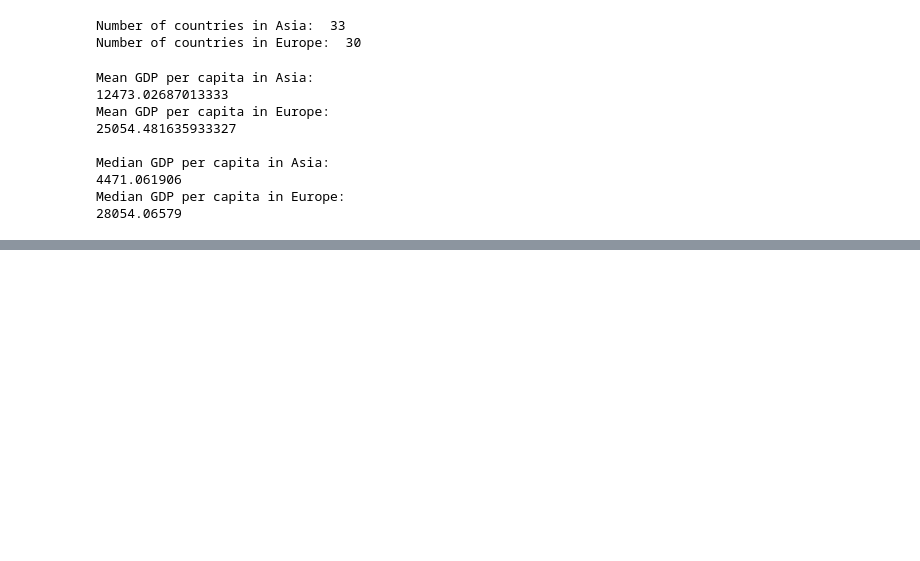
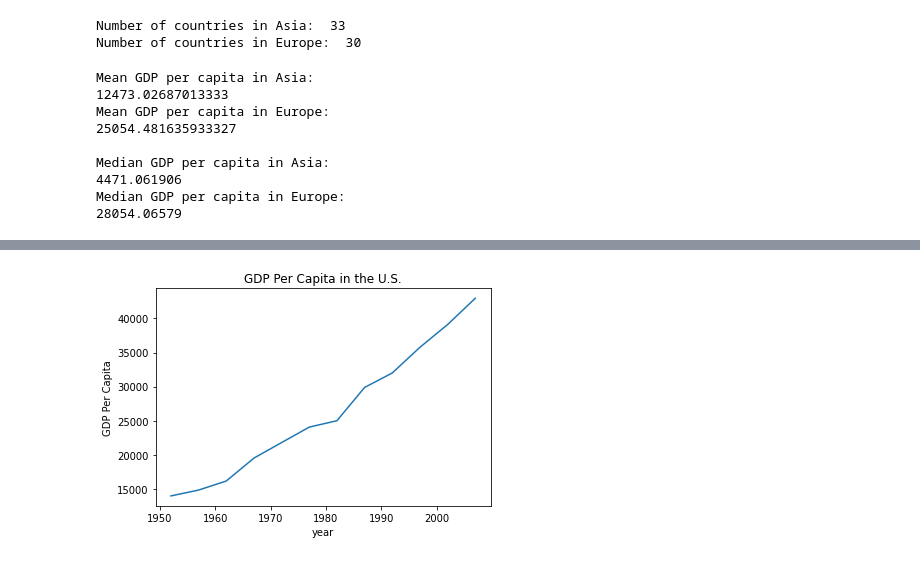
Before and after one commit to aaakashkumar/Introduction-to-Data-Visualization-with-Python, a Jupyter notebook: Introduction_to_Data_Visualization_with_Python.ipynb, the cells around one changed output, grey strips where cells are left out. Drawn from its saved outputs; the diff is of its cells as text; code cells hidden in the pictures; blank space fills up the shorter version.

```diff
--- a/Introduction_to_Data_Visualization_with_Python.ipynb
+++ b/Introduction_to_Data_Visualization_with_Python.ipynb
@@ -236,0 +385,3 @@ Median GDP per capita in Europe:
+# %%
+data = pd.read_csv('countries.csv')
+data.head()
@@ -236,0 +395,3 @@ Median GDP per capita in Europe:
+# %%
+us = data[data.country == 'United States']
+us.head()
@@ -236,0 +405,8 @@ Median GDP per capita in Europe:
+# %%
+plt.plot(us.year, us.gdpPerCapita)
+plt.title('GDP Per Capita in the U.S.')
+plt.xlabel('year')
+plt.ylabel('GDP Per Capita')
+plt.show()
+# %% [output]
+[figure, added]
```
Also changed, not shown: parts of 125 cells of this notebook.
